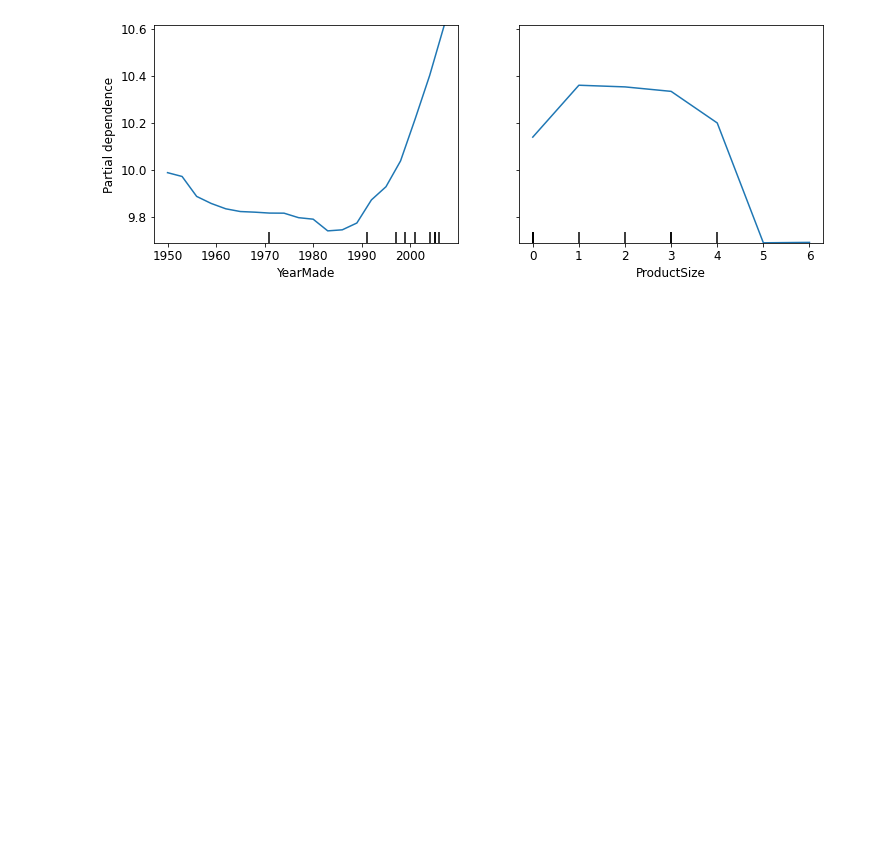
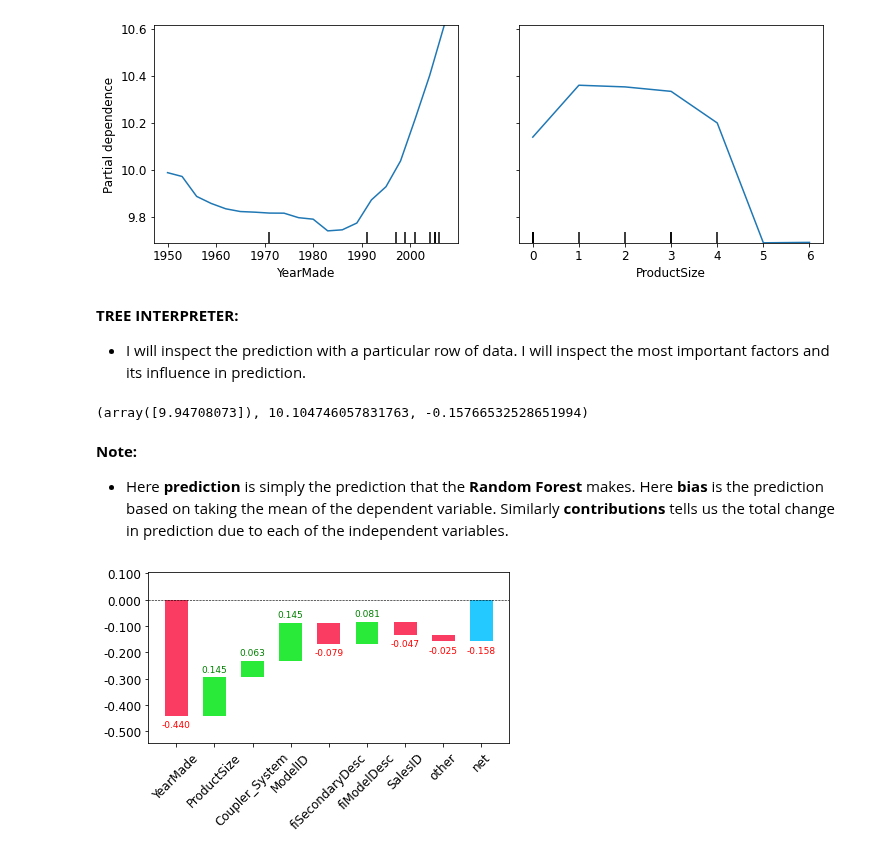
Before and after one commit to ThinamXx/Fastai, a Jupyter notebook: 8. Tabular Modeling/TabularModel.ipynb, the cells around one changed output. Saved outputs shown, nothing was run; the diff lists cells and outputs as text; code cells hidden in the pictures; blank space fills up the shorter version.

```diff
--- a/8. Tabular Modeling/TabularModel.ipynb
+++ b/8. Tabular Modeling/TabularModel.ipynb
@@ -409,3 +415,22 @@ plot_partial_dependence(m, valid_xs_final, ["YearMade", "ProductSize"],
                         grid_resolution=20, ax=ax);                             # Partial Dependence Plots.
 # %% [output]
 [figure]
+# %% [markdown]
+**TREE INTERPRETER:**
+- I will inspect the prediction with a particular row of data. I will inspect the most important factors and its influence in prediction.
+# %%
+#@ INITIALIZING TREE INTERPRETER:
+row = valid_xs_final.iloc[:5]                                              # Getting Rows of Data.
+prediction, bias, contributions = treeinterpreter.predict(m, row.values)   # Initializing Tree Interpreter.
+prediction[0], bias[0], contributions[0].sum()                             # Inspection.
+# %% [output]
+(array([9.94708073]), 10.104746057831763, -0.15766532528651994)
+# %% [markdown]
+**Note:**
+- Here **prediction** is simply the prediction that the **Random Forest** makes. Here **bias** is the prediction based on taking the mean of the dependent variable. Similarly **contributions** tells us the total change in prediction due to each of the independent variables.
+# %%
+#@ CREATING WATERFALL PLOT:
+waterfall(valid_xs_final.columns, contributions[0], threshold=0.08,
+          rotation_value=45, formatting='{:,.3f}');                        # Creating Water Fall Plot.
+# %% [output]
+[figure, added]
```
Also changed, not shown: parts of 6 cells of this notebook.
